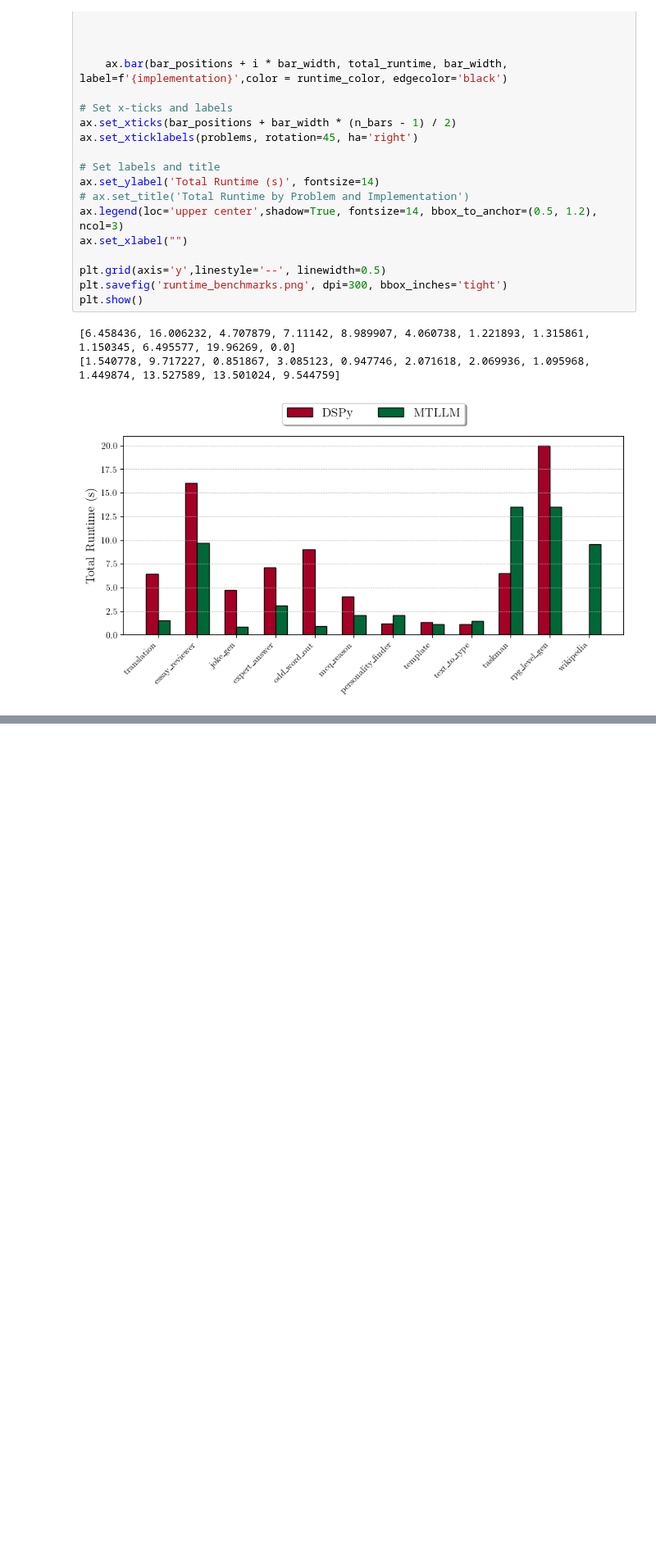
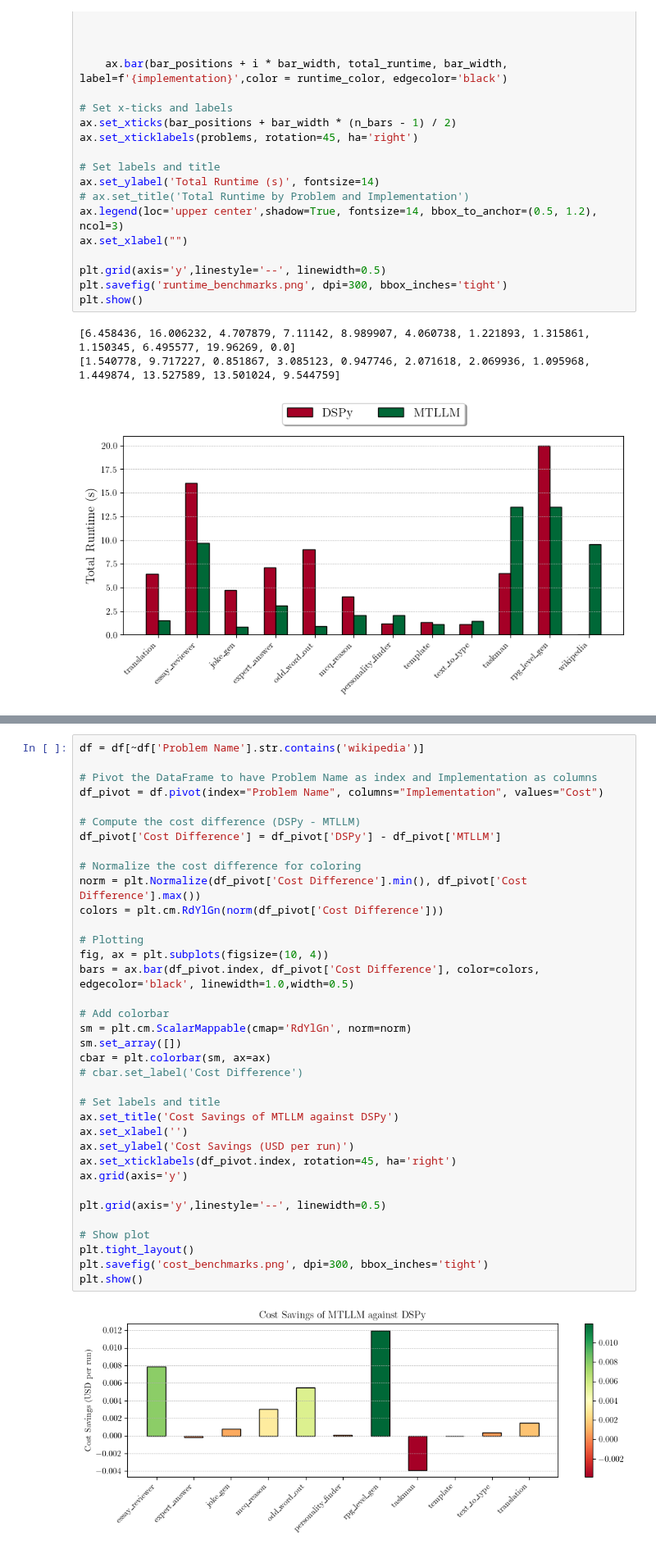
Before and after one commit to Jaseci-Labs/mtllm-evaluation, a Jupyter notebook: runs/Runtime_Tokens.ipynb, the cells around one changed output, grey strips where cells are left out. Shown at 82% size. Cells and saved outputs as stored; diff of their text form; blank space fills up the shorter version.

```diff
--- a/runs/Runtime_Tokens.ipynb
+++ b/runs/Runtime_Tokens.ipynb
@@ -131,0 +133,38 @@ plt.show()
+# %%
+df = df[~df['Problem Name'].str.contains('wikipedia')]
+
+# Pivot the DataFrame to have Problem Name as index and Implementation as columns
+df_pivot = df.pivot(index="Problem Name", columns="Implementation", values="Cost")
+
+# Compute the cost difference (DSPy - MTLLM)
+df_pivot['Cost Difference'] = df_pivot['DSPy'] - df_pivot['MTLLM']
+
+# Normalize the cost difference for coloring
+norm = plt.Normalize(df_pivot['Cost Difference'].min(), df_pivot['Cost Difference'].max())
+colors = plt.cm.RdYlGn(norm(df_pivot['Cost Difference']))
+
+# Plotting
+fig, ax = plt.subplots(figsize=(10, 4))
+bars = ax.bar(df_pivot.index, df_pivot['Cost Difference'], color=colors, edgecolor='black', linewidth=1.0,width=0.5)
+
+# Add colorbar
+sm = plt.cm.ScalarMappable(cmap='RdYlGn', norm=norm)
+sm.set_array([])
+cbar = plt.colorbar(sm, ax=ax)
+# cbar.set_label('Cost Difference')
+
+# Set labels and title
+ax.set_title('Cost Savings of MTLLM against DSPy')
+ax.set_xlabel('')
+ax.set_ylabel('Cost Savings (USD per run)')
+ax.set_xticklabels(df_pivot.index, rotation=45, ha='right')
+ax.grid(axis='y')
+
+plt.grid(axis='y',linestyle='--', linewidth=0.5)
+
+# Show plot
+plt.tight_layout()
+plt.savefig('cost_benchmarks.png', dpi=300, bbox_inches='tight')
+plt.show()
+# %% [output]
+[figure, added]
```
Also changed, not shown: parts of 2 cells of this notebook, 2 other files.
